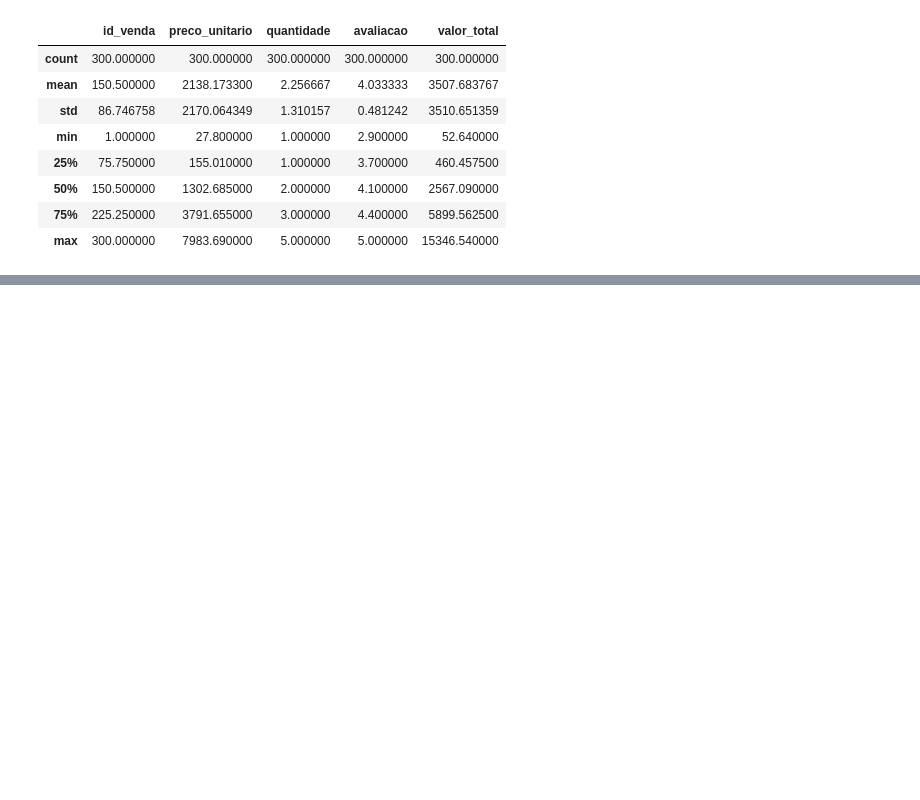
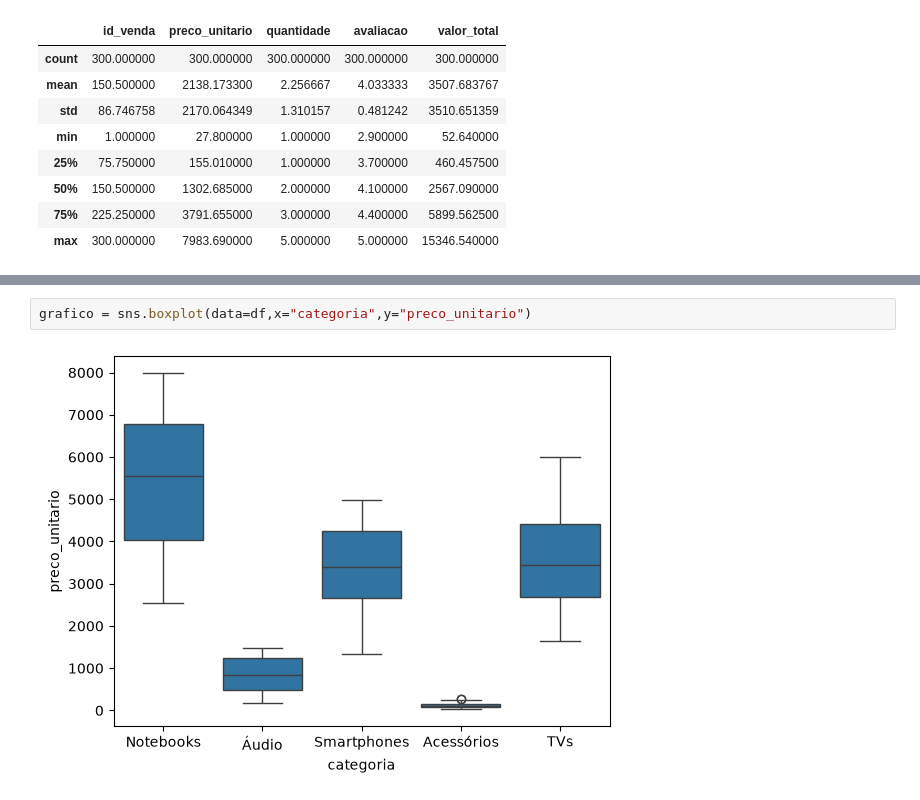
Before and after one commit to AnthonyKaue11/analise-dados, a Jupyter notebook: segundo-notebook.ipynb, the cells around one changed output, grey strips where cells are left out. Drawn from its saved outputs; the diff is of its cells as text; blank space fills up the shorter version.

```diff
--- a/segundo-notebook.ipynb
+++ b/segundo-notebook.ipynb
@@ -41,0 +46,4 @@ A média de preço dos produtos R
+# %%
+grafico = sns.boxplot(data=df,x="categoria",y="preco_unitario")
+# %% [output]
+[figure, added]
```
Also changed, not shown: parts of 4 cells of this notebook, 1 other file.
